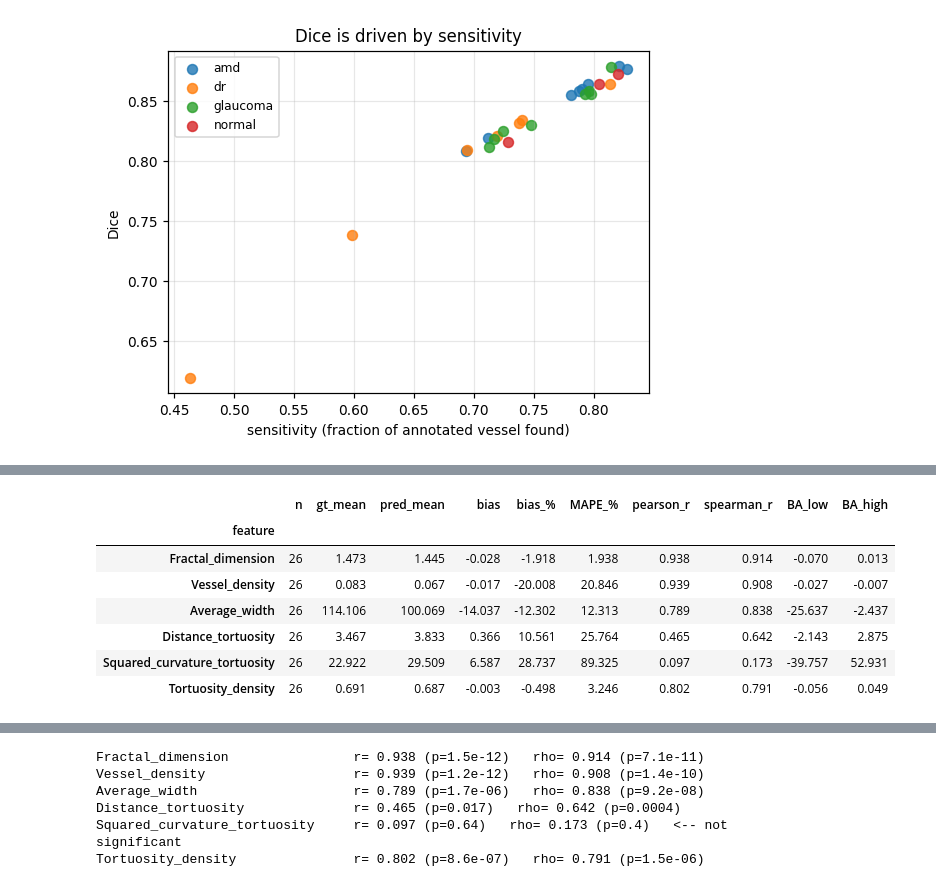
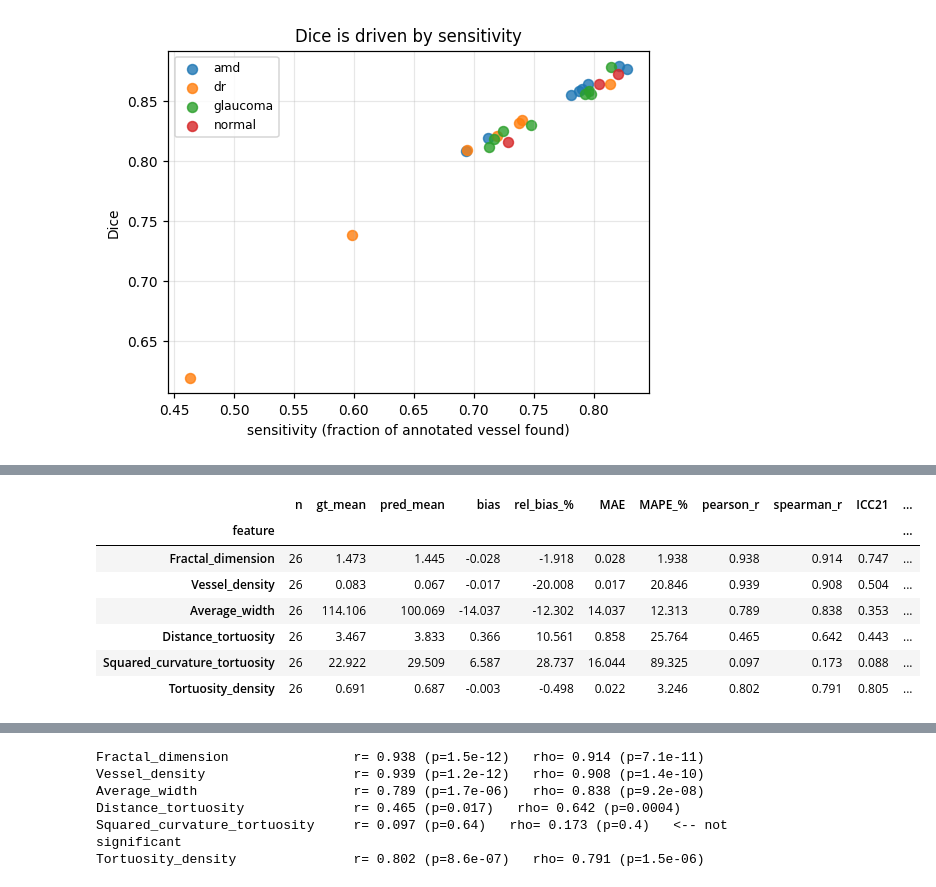
Before and after one commit to staskh/AutoMorph, a Jupyter notebook: benchmark/analysis.ipynb, the cells around one changed output, grey strips where cells are left out. Drawn from its saved outputs; the diff is of its cells as text; code cells hidden in the pictures.

```diff
--- a/benchmark/analysis.ipynb
+++ b/benchmark/analysis.ipynb
@@ -196,36 +210,18 @@ useless (uncorrelated). Both columns are needed.
-# %%
-def agreement(frame, features=FEATURES):
-    rows = []
-    for feature in features:
-        pair = frame[[f"{feature}_pred", f"{feature}_gt"]].dropna()
-        prediction, reference = pair[f"{feature}_pred"], pair[f"{feature}_gt"]
-        difference = prediction - reference
-        rows.append(
-            {
-                "feature": feature,
-                "n": len(pair),
-                "gt_mean": reference.mean(),
-                "pred_mean": prediction.mean(),
-                "bias": difference.mean(),
-                "bias_%": 100 * difference.mean() / reference.mean(),
-                "MAPE_%": 100 * (difference.abs() / reference.abs()).mean(),
-                "pearson_r": prediction.corr(reference),
-                "spearman_r": prediction.corr(reference, method="spearman"),
-                "BA_low": difference.mean() - 1.96 * difference.std(),
-                "BA_high": difference.mean() + 1.96 * difference.std(),
-            }
-        )
-    return pd.DataFrame(rows).set_index("feature")
-
-
-agreement_table = agreement(ok)
-display(agreement_table.round(3))
-# %% [output]
-|  | n | gt_mean | pred_mean | bias | bias_% | MAPE_% | pearson_r | spearman_r | BA_low | BA_high |
-| feature |  |  |  |  |  |  |  |  |  |  |
-| Fractal_dimension | 26 | 1.473 | 1.445 | -0.028 | -1.918 | 1.938 | 0.938 | 0.914 | -0.070 | 0.013 |
-| Vessel_density | 26 | 0.083 | 0.067 | -0.017 | -20.008 | 20.846 | 0.939 | 0.908 | -0.027 | -0.007 |
-| Average_width | 26 | 114.106 | 100.069 | -14.037 | -12.302 | 12.313 | 0.789 | 0.838 | -25.637 | -2.437 |
-| Distance_tortuosity | 26 | 3.467 | 3.833 | 0.366 | 10.561 | 25.764 | 0.465 | 0.642 | -2.143 | 2.875 |
-| Squared_curvature_tortuosity | 26 | 22.922 | 29.509 | 6.587 | 28.737 | 89.325 | 0.097 | 0.173 | -39.757 | 52.931 |
-| Tortuosity_density | 26 | 0.691 | 0.687 | -0.003 | -0.498 | 3.246 | 0.802 | 0.791 | -0.056 | 0.049 |
+# %%
+agreement = agreement_table(ok, FEATURES, interval=True)
+
+display(
+    agreement[
+        ["n", "gt_mean", "pred_mean", "bias", "rel_bias_%", "MAE", "MAPE_%",
+         "pearson_r", "spearman_r", "ICC21", "ICC_lo", "ICC_hi", "ICC_reading"]
+    ].round(3)
+)
+# %% [output]
+|  | n | gt_mean | pred_mean | bias | rel_bias_% | MAE | MAPE_% | pearson_r | spearman_r | ICC21 | ... |
+| feature |  |  |  |  |  |  |  |  |  |  | ... |
+| Fractal_dimension | 26 | 1.473 | 1.445 | -0.028 | -1.918 | 0.028 | 1.938 | 0.938 | 0.914 | 0.747 | ... |
+| Vessel_density | 26 | 0.083 | 0.067 | -0.017 | -20.008 | 0.017 | 20.846 | 0.939 | 0.908 | 0.504 | ... |
+| Average_width | 26 | 114.106 | 100.069 | -14.037 | -12.302 | 14.037 | 12.313 | 0.789 | 0.838 | 0.353 | ... |
+| Distance_tortuosity | 26 | 3.467 | 3.833 | 0.366 | 10.561 | 0.858 | 25.764 | 0.465 | 0.642 | 0.443 | ... |
+| Squared_curvature_tortuosity | 26 | 22.922 | 29.509 | 6.587 | 28.737 | 16.044 | 89.325 | 0.097 | 0.173 | 0.088 | ... |
+| Tortuosity_density | 26 | 0.691 | 0.687 | -0.003 | -0.498 | 0.022 | 3.246 | 0.802 | 0.791 | 0.805 | ... |
```
Also changed, not shown: parts of 16 cells of this notebook, 10 other files.
